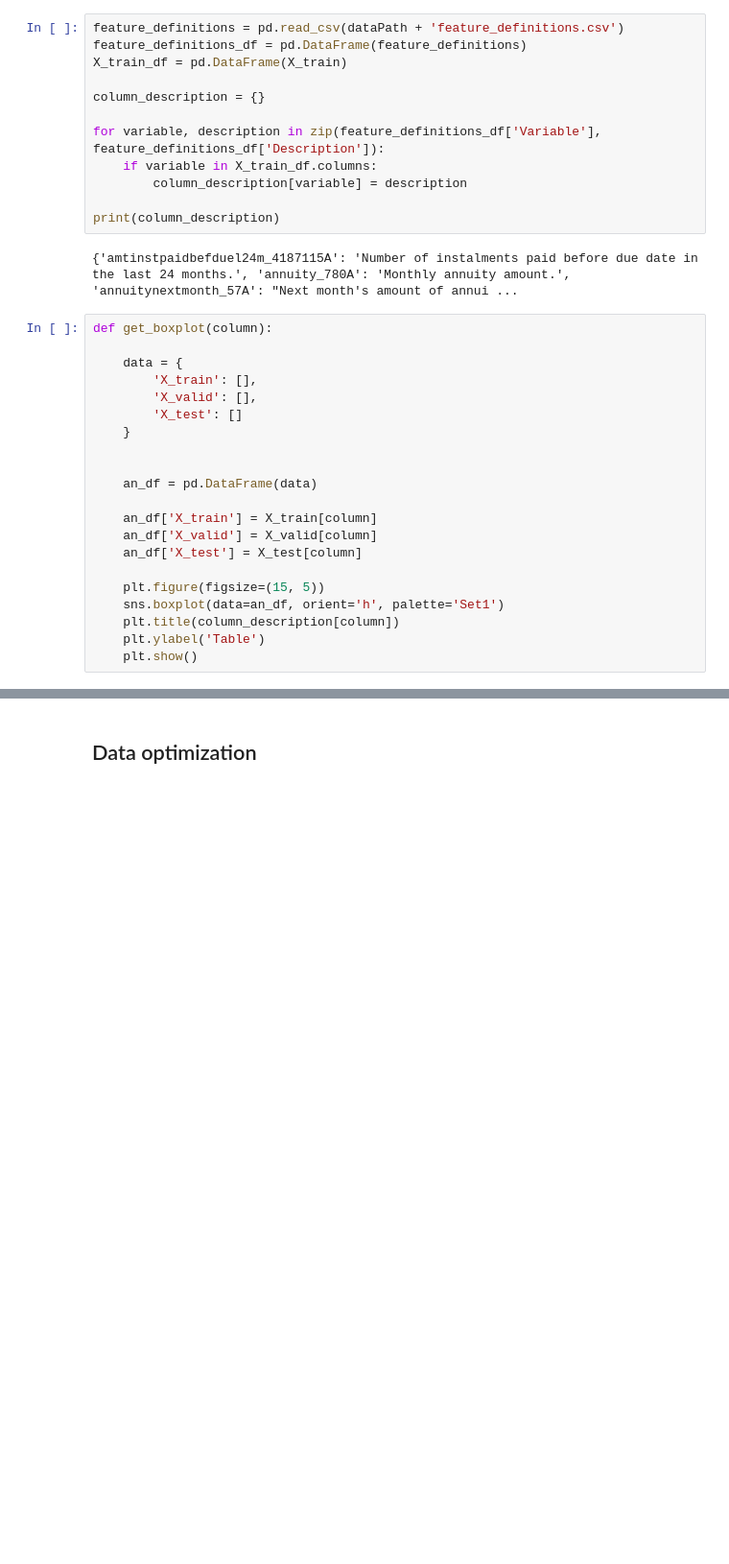
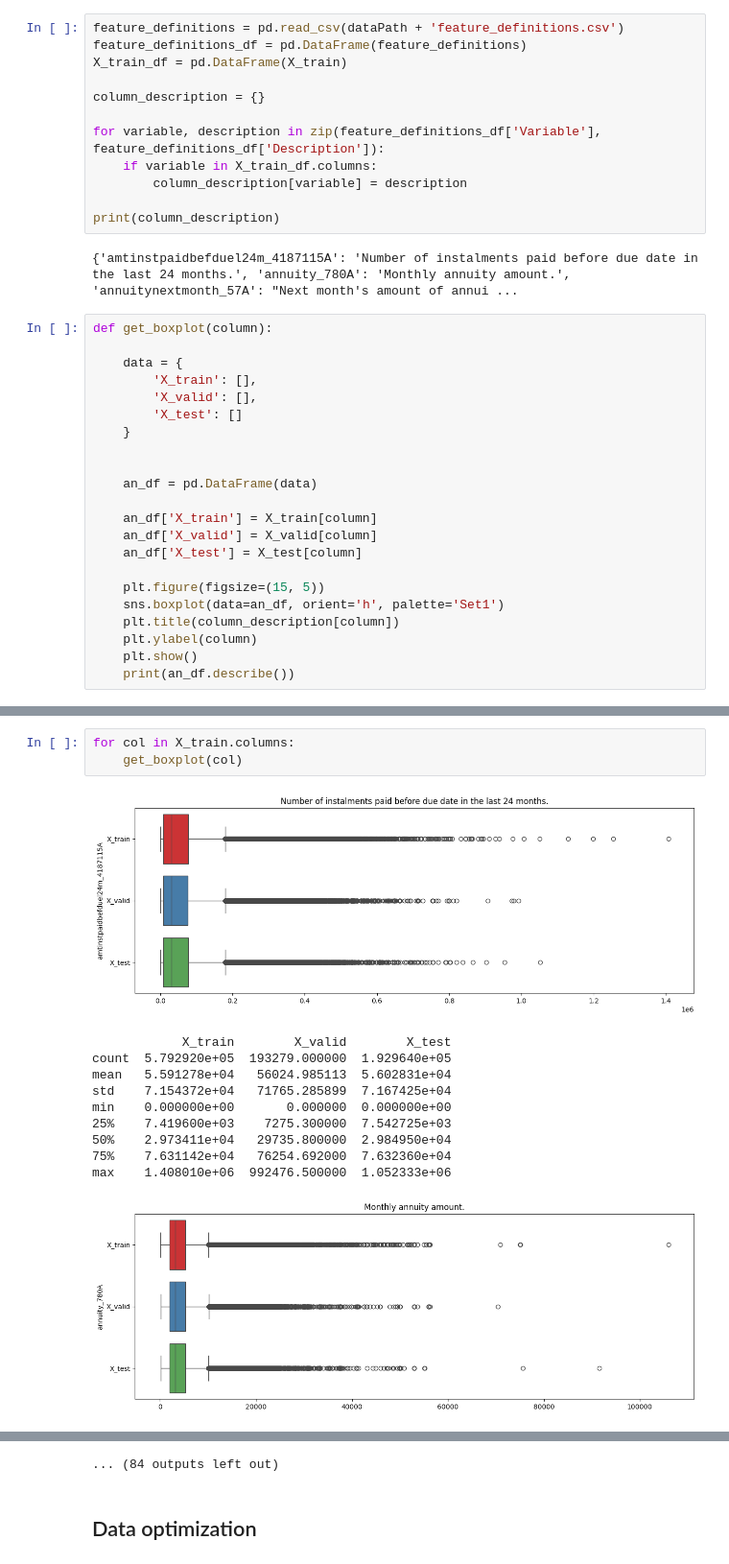
Before and after one commit to VSXV/Kaggle, a Jupyter notebook: 1. home credit 2024/home-credit-2024.ipynb, the cells around one changed output, grey strips where cells are left out. Shown at 96% size. Saved outputs shown, nothing was run; the diff lists cells and outputs as text; blank space fills up the shorter version.

```diff
--- a/1. home credit 2024/home-credit-2024.ipynb
+++ b/1. home credit 2024/home-credit-2024.ipynb
@@ -315,5 +263,6 @@ def get_boxplot(column):
     plt.figure(figsize=(15, 5))
     sns.boxplot(data=an_df, orient='h', palette='Set1')
     plt.title(column_description[column])
-    plt.ylabel('Table')
+    plt.ylabel(column)
     plt.show()
+    print(an_df.describe())
@@ -326,0 +283,15 @@ get_boxplot('amtinstpaidbefduel24m_4187115A')
+# %%
+for col in X_train.columns:
+    get_boxplot(col)
+# %% [output]
+[figure, added]
+            Х_train        Х_valid        Х_test
+count  5.792920e+05  193279.000000  1.929640e+05
+mean   5.591278e+04   56024.985113  5.602831e+04
+std    7.154372e+04   71765.285899  7.167425e+04
+min    0.000000e+00       0.000000  0.000000e+00
+25%    7.419600e+03    7275.300000  7.542725e+03
+50%    2.973411e+04   29735.800000  2.984950e+04
+75%    7.631142e+04   76254.692000  7.632360e+04
+max    1.408010e+06  992476.500000  1.052333e+06
+[figure, added]
@@ -327,2 +347,3 @@ get_boxplot('amtinstpaidbefduel24m_4187115A')
+... (84 outputs left out)
 # %% [markdown]
 ## Data optimization
```
Also changed, not shown: parts of 17 cells of this notebook, 1 other file.
